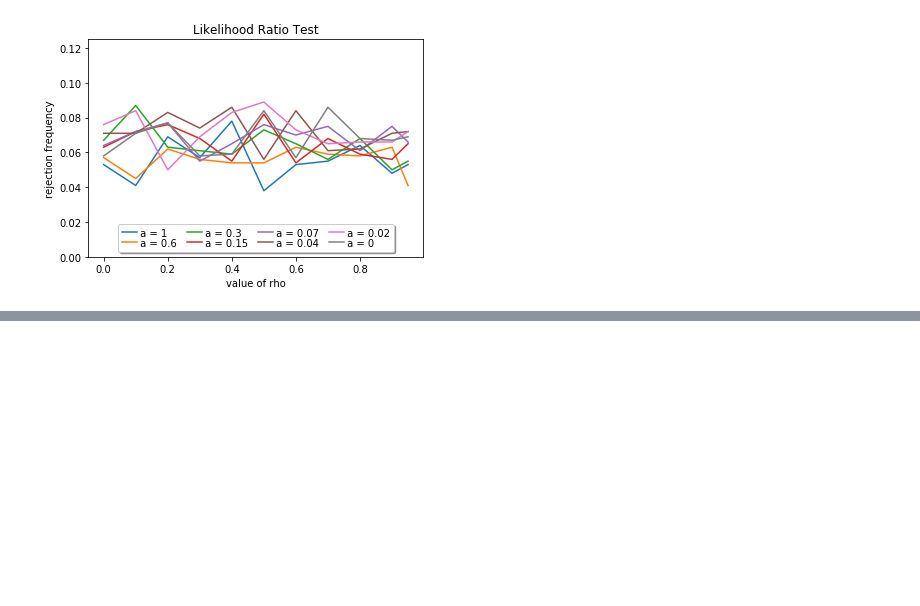
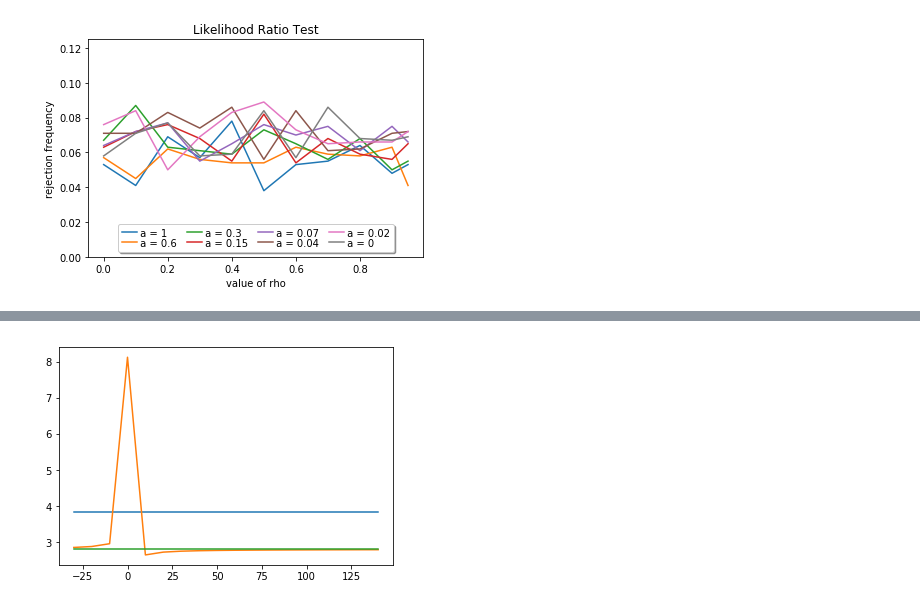
Before and after one commit to SMKozuch/AdvEcox2, a Jupyter notebook: W_identification.ipynb, the cells around one changed output, grey strips where cells are left out. Cells and saved outputs as stored; diff of their text form; code cells hidden in the pictures; blank space fills up the shorter version.

```diff
--- a/W_identification.ipynb
+++ b/W_identification.ipynb
@@ -363,0 +464,26 @@ plt.show()
+# %%
+%%time
+
+beta = list(np.arange(-30, 150, 10))
+beta = [round(b, 1) for b in beta]
+
+CV_chi2 = stats.chi2.ppf(q=0.95, df=k) / k
+AR_stat = np.zeros(len(beta))
+F_stat = np.zeros(len(beta))
+
+pi_hat = inv(Z.T @ Z) @ Z.T @ X
+sigma_vv_hat = (X.T @ orthogonal_projection_matrix(Z) @ X) / (N - k)
+
+for b in beta:
+
+    eps = y - X * b
+
+    AR_stat[beta.index(b)] = ((eps.T @ projection_matrix(Z) @ eps) / k) / ((eps.T @ orthogonal_projection_matrix(Z) @ eps) / (N - k))
+    F_stat[beta.index(b)] = (pi_hat @ Z.T @ Z @ pi_hat) / (k * sigma_vv_hat)
+
+plt.plot(beta, np.repeat(CV_chi2, AR_stat.shape[0]))
+plt.plot(beta, AR_stat)
+plt.plot(beta, F_stat)
+plt.show()
+# %% [output]
+[figure, added]
```
Also changed, not shown: parts of 8 cells of this notebook.
